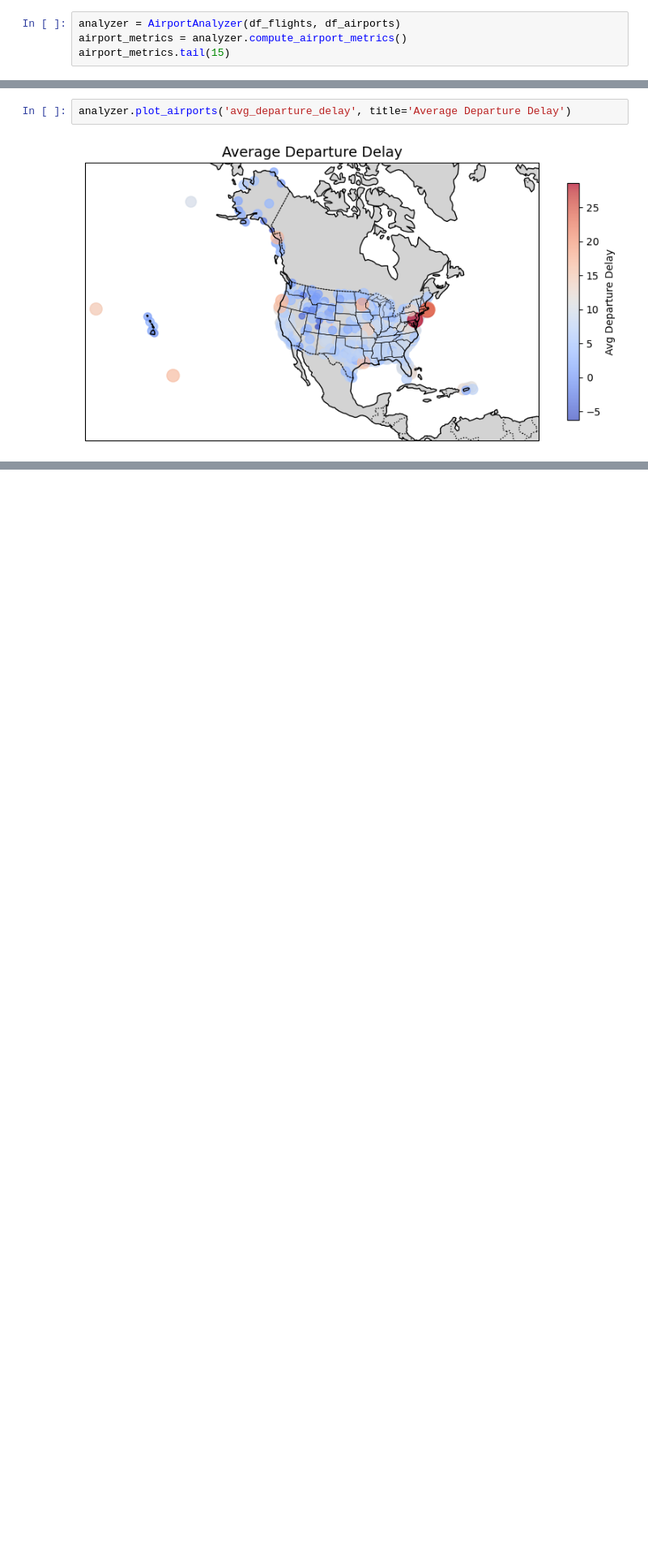
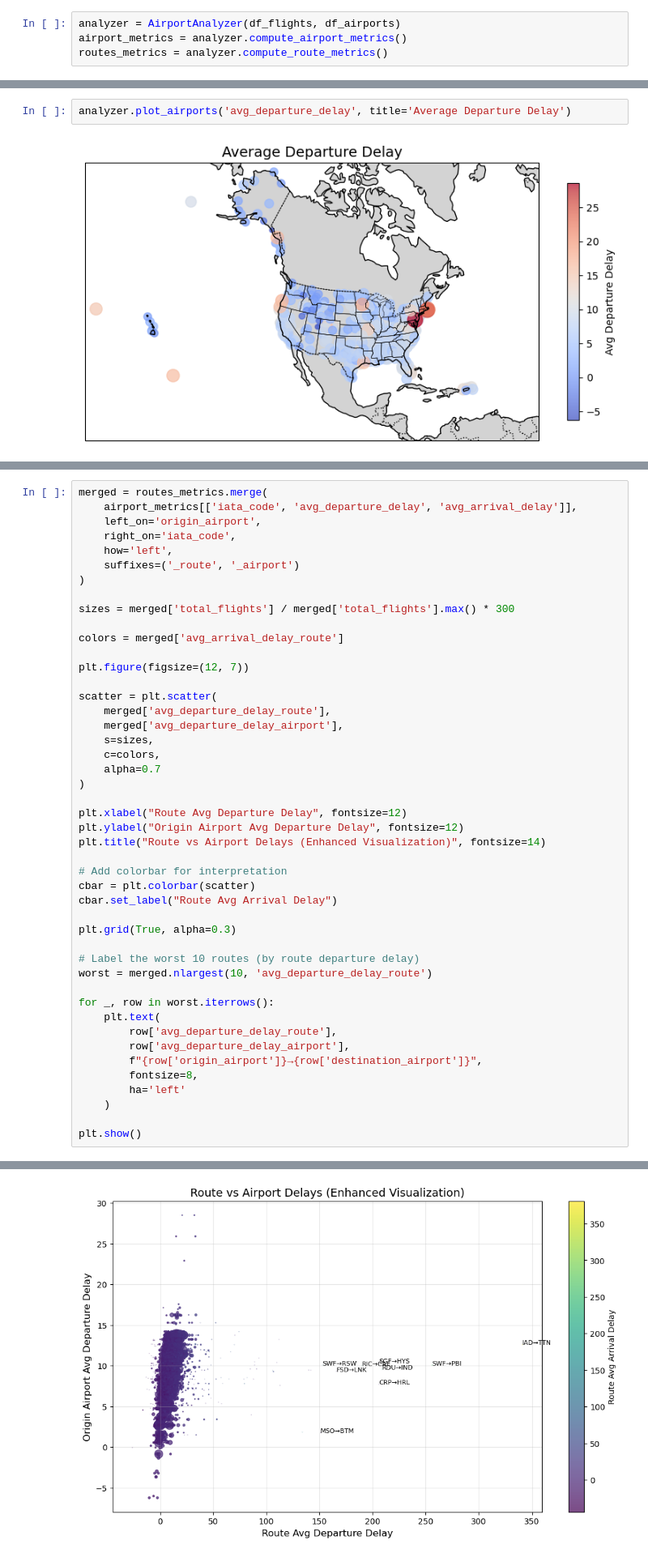
Before and after one commit to GuilhermeDellatin/fiap-machine-learning-tech-challenge-3, a Jupyter notebook: flight-analysis.ipynb, the cells around one changed output, grey strips where cells are left out. Shown at 81% size. Saved outputs shown, nothing was run; the diff lists cells and outputs as text; blank space fills up the shorter version.

```diff
--- a/flight-analysis.ipynb
+++ b/flight-analysis.ipynb
@@ -402,4 +403,4 @@ df_airport_flights = df_flights[
 # %%
 analyzer = AirportAnalyzer(df_flights, df_airports)
 airport_metrics = analyzer.compute_airport_metrics()
-airport_metrics.tail(15)
+routes_metrics = analyzer.compute_route_metrics()
@@ -475,0 +447,47 @@ plt.show()
+# %%
+merged = routes_metrics.merge(
+    airport_metrics[['iata_code', 'avg_departure_delay', 'avg_arrival_delay']],
+    left_on='origin_airport',
+    right_on='iata_code',
+    how='left',
+    suffixes=('_route', '_airport')
+)
+
+sizes = merged['total_flights'] / merged['total_flights'].max() * 300
+
+colors = merged['avg_arrival_delay_route']
+
+plt.figure(figsize=(12, 7))
+
+scatter = plt.scatter(
+    merged['avg_departure_delay_route'],
+    merged['avg_departure_delay_airport'],
+    s=sizes,
+    c=colors,
+    alpha=0.7
+)
+
+plt.xlabel("Route Avg Departure Delay", fontsize=12)
+plt.ylabel("Origin Airport Avg Departure Delay", fontsize=12)
+plt.title("Route vs Airport Delays (Enhanced Visualization)", fontsize=14)
+
+# Add colorbar for interpretation
+cbar = plt.colorbar(scatter)
+cbar.set_label("Route Avg Arrival Delay")
+
+plt.grid(True, alpha=0.3)
+
+# Label the worst 10 routes (by route departure delay)
+worst = merged.nlargest(10, 'avg_departure_delay_route')
+
+for _, row in worst.iterrows():
+    plt.text(
+        row['avg_departure_delay_route'],
+        row['avg_departure_delay_airport'],
+        f"{row['origin_airport']}→{row['destination_airport']}",
+        fontsize=8,
+        ha='left'
+    )
+
+plt.show()
+# %% [output]
@@ -475,0 +496 @@ plt.show()
+[figure, added]
```
Also changed, not shown: parts of 10 cells of this notebook, 1 other file.
